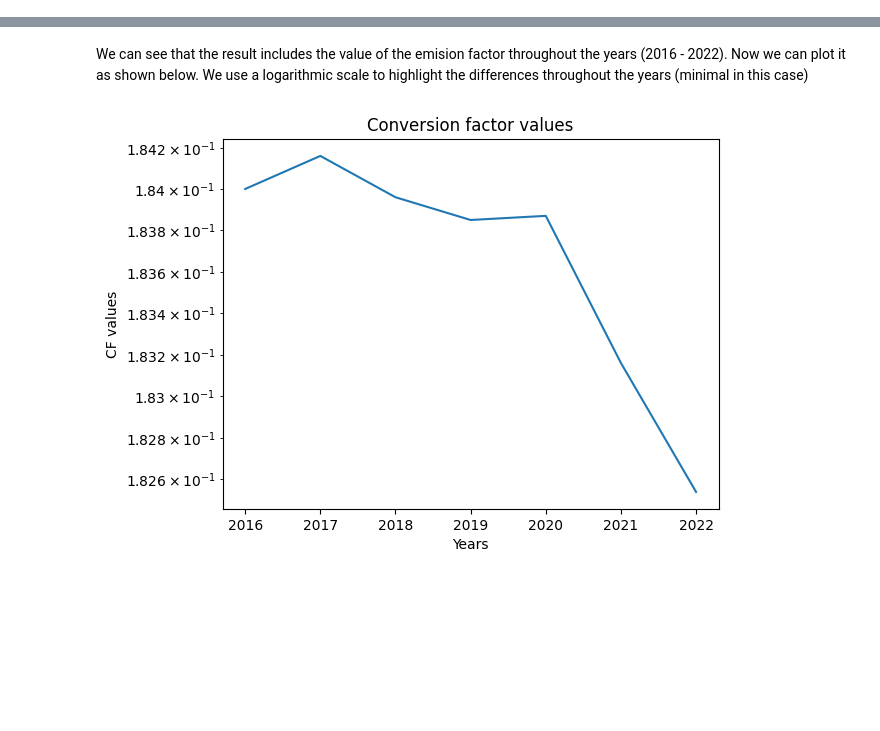
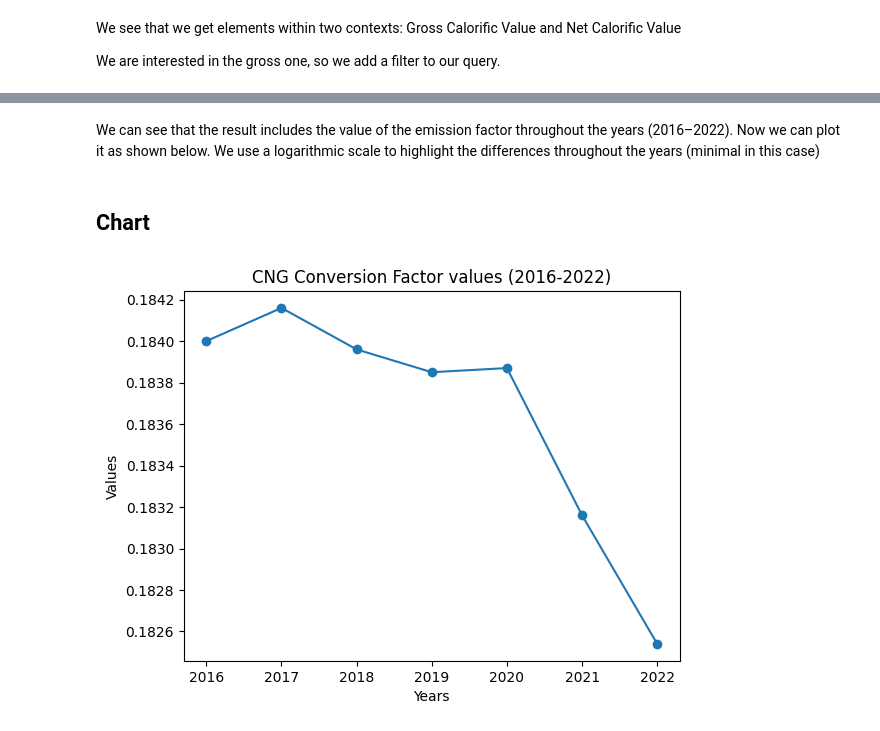
Before and after one commit to TEC-Toolkit/cfkg, a Jupyter notebook: tutorial/Using_CFKG_Evolution_of_Conversion_Factors_through_the_years.ipynb, the cells around one changed output, grey strips where cells are left out. Cells and saved outputs as stored; diff of their text form; code cells hidden in the pictures; blank space fills up the shorter version.

```diff
--- a/tutorial/Using_CFKG_Evolution_of_Conversion_Factors_through_the_years.ipynb
+++ b/tutorial/Using_CFKG_Evolution_of_Conversion_Factors_through_the_years.ipynb
@@ -82,4 +73,8 @@ for r in ret["results"]["bindings"]:
 {'context': {'type': 'literal', 'xml:lang': 'en', 'value': 'Tonnes'}, 'cf': {'type': 'uri', 'value': 'https://w3id.org/ecfkg/i/UK/BEIS/2016/CF_13'}, 's': {'type': 'uri', 'value': 'https://w3id.org/ecf ...
 {'context': {'type': 'literal', 'xml:lang': 'en', 'value': 'Energy - Net CV'}, 'cf': {'type': 'uri', 'value': 'https://w3id.org/ecfkg/i/UK/BEIS/2016/CF_5'}, 's': {'type': 'uri', 'value': 'https://w3id ...
 {'context': {'type': 'literal', 'xml:lang': 'en', 'value': 'Volume'}, 'cf': {'type': 'uri', 'value': 'https://w3id.org/ecfkg/i/UK/BEIS/2016/CF_9'}, 's': {'type': 'uri', 'value': 'https://w3id.org/ecfk ...
+# %% [markdown]
+We see that we get elements within two contexts: Gross Calorific Value and Net Calorific Value
+
+We are interested in the gross one, so we add a filter to our query.
 # %%
@@ -135,22 +128,21 @@ values = [float(v) for v in values]
 ['0.18254', '0.18316', '0.18387', '0.18385', '0.18396', '0.18416', '0.184']
 ['2022-01-01T00:00:00', '2021-01-01T00:00:00', '2020-01-01T00:00:00', '2019-01-01T00:00:00', '2018-01-01T00:00:00', '2017-01-01T00:00:00', '2016-01-01T00:00:00']
 # %% [markdown]
-We can see that the result includes the value of the emision factor throughout the years (2016 - 2022). Now we can plot it as shown below. We use a logarithmic scale to highlight the differences throughout the years (minimal in this case)
+We can see that the result includes the value of the emission factor throughout the years (2016–2022). Now we can plot it as shown below. We use a logarithmic scale to highlight the differences throughout the years (minimal in this case)
+# %% [markdown]
+## Chart
 # %%
 import matplotlib.pyplot as plt
 
 # Create a line plot
-plt.plot(years, values)
+plt.plot(years, values, marker = 'o')
 
 # Add labels and title
 plt.xlabel('Years')
-plt.ylabel('CF values')
-plt.title('Conversion factor values')
-
-# Set the y-axis scale to logarithmic
-plt.yscale('log')
+plt.ylabel('Values')
+plt.title('CNG Conversion Factor values (2016-2022)')
 
 # Display the plot
 plt.show()
 # %% [output]
-[figure, old version]
+[figure, new version]
```
Also changed, not shown: parts of 9 cells of this notebook.
